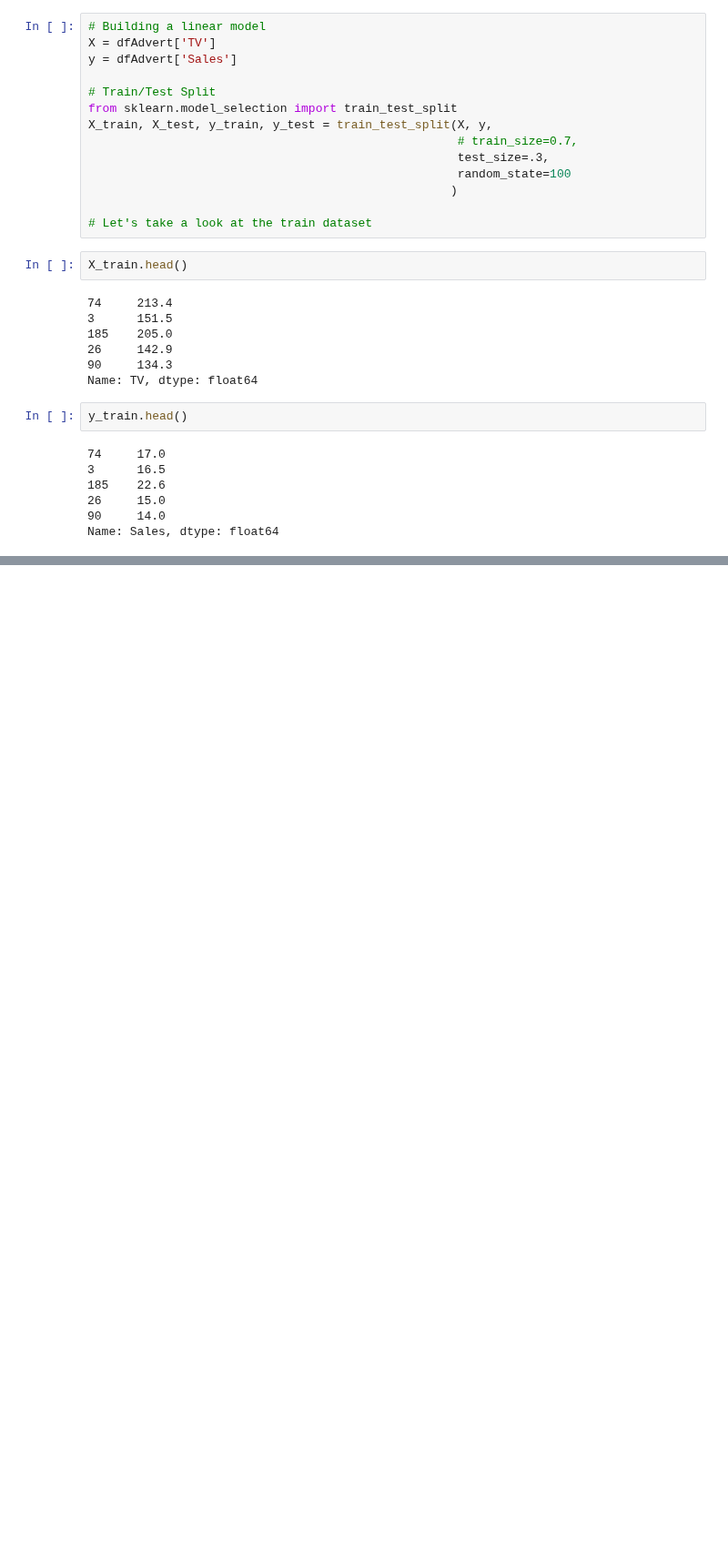
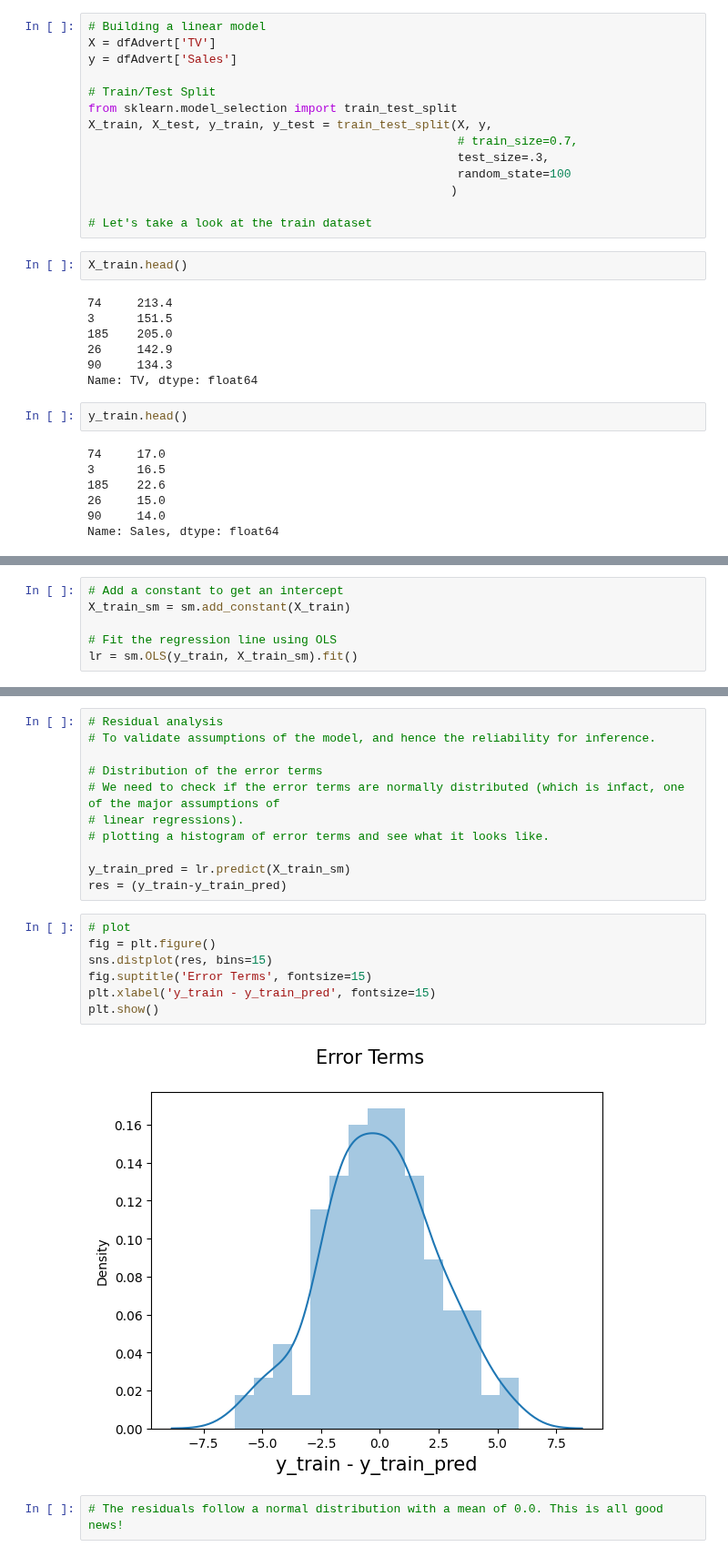
Before and after one commit to pydatakla/Maths, a Jupyter notebook: Notebooks/LinearRegression.ipynb, the cells around one changed output, grey strips where cells are left out. Shown at 91% size. Drawn from its saved outputs; the diff is of its cells as text; blank space fills up the shorter version.

Commit message:
Linear Regression Challenge 001

```diff
--- a/Notebooks/LinearRegression.ipynb
+++ b/Notebooks/LinearRegression.ipynb
@@ -1013,0 +1022,6 @@ Name: Sales, dtype: float64
+# %%
+# Add a constant to get an intercept
+X_train_sm = sm.add_constant(X_train)
+
+# Fit the regression line using OLS
+lr = sm.OLS(y_train, X_train_sm).fit()
@@ -1013,0 +1080,22 @@ Name: Sales, dtype: float64
+# %%
+# Residual analysis
+# To validate assumptions of the model, and hence the reliability for inference.
+
+# Distribution of the error terms
+# We need to check if the error terms are normally distributed (which is infact, one of the major assumptions of
+# linear regressions).
+# plotting a histogram of error terms and see what it looks like.
+
+y_train_pred = lr.predict(X_train_sm)
+res = (y_train-y_train_pred)
+# %%
+# plot
+fig = plt.figure()
+sns.distplot(res, bins=15)
+fig.suptitle('Error Terms', fontsize=15)
+plt.xlabel('y_train - y_train_pred', fontsize=15)
+plt.show()
+# %% [output]
+[figure, added]
+# %%
+# The residuals follow a normal distribution with a mean of 0.0. This is all good news!
```
Also changed, not shown: parts of 19 cells of this notebook.
